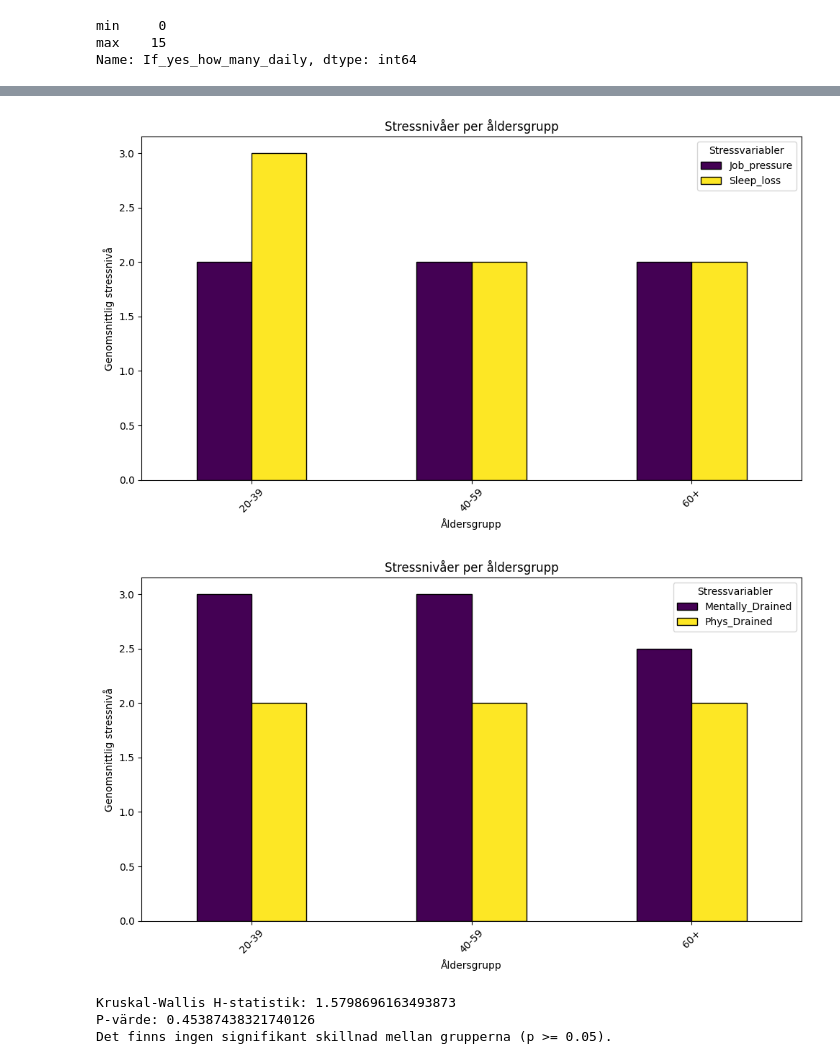
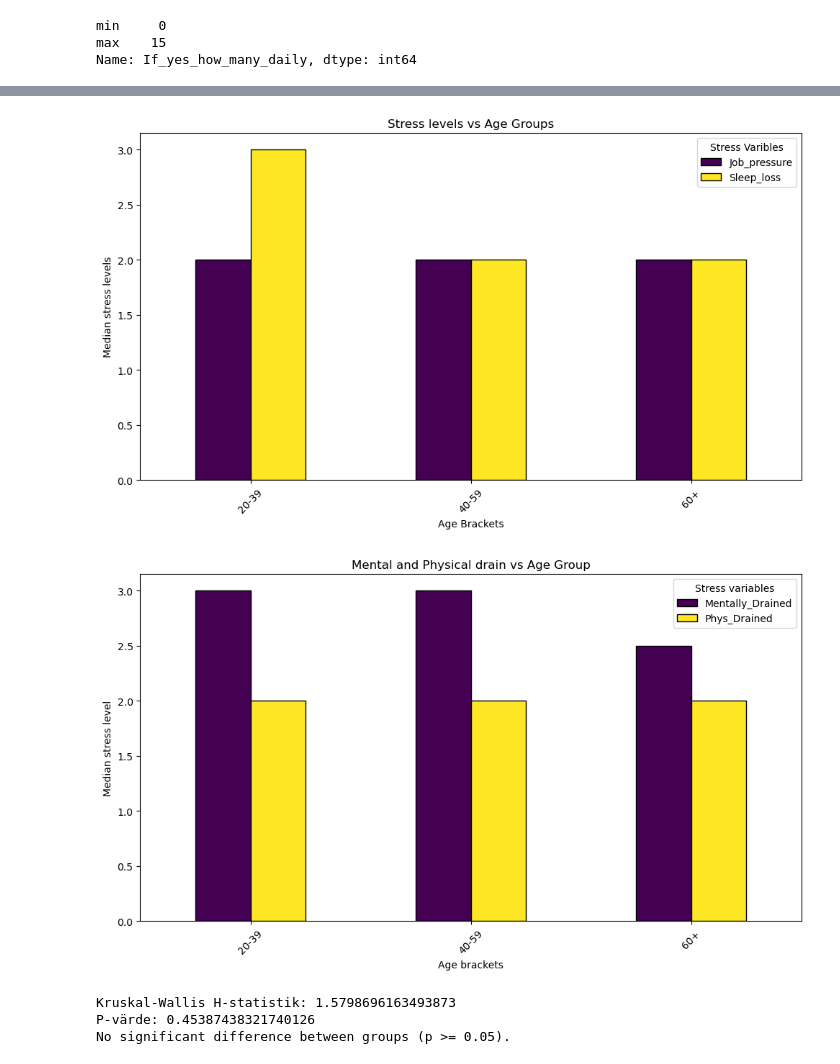
Before and after one commit to Nippe92/datareduction-task, a Jupyter notebook: railroad.ipynb, the cells around one changed output, grey strips where cells are left out. Saved outputs shown, nothing was run; the diff lists cells and outputs as text; code cells hidden in the pictures.

```diff
--- a/railroad.ipynb
+++ b/railroad.ipynb
@@ -990,58 +1021,50 @@ stress_means = railroad_df_clean.groupby('Age_Group_Grouped')[['Job_pressure', '
 
 stress_means.plot(kind='bar', figsize=(10, 6), edgecolor='black', colormap='viridis')
 
-plt.title('Stressnivåer per åldersgrupp')
-plt.xlabel('Åldersgrupp')
-plt.ylabel('Genomsnittlig stressnivå')
-plt.legend(title='Stressvariabler')
+plt.title('Stress levels vs Age Groups')
+plt.xlabel('Age Brackets')
+plt.ylabel('Median stress levels')
+plt.legend(title='Stress Varibles')
 plt.xticks(rotation=45)
 plt.tight_layout()
 
 plt.show()
 # %% [output]
-[figure, old version]
+[figure, new version]
 # %%
 import matplotlib.pyplot as plt
 
-# Gruppera data och beräkna medelvärden för stressvariabler
 stress_means = railroad_df_clean.groupby('Age_Group_Grouped')[['Mentally_Drained', 'Phys_Drained']].median()
 
-# Skapa stapeldiagram
 stress_means.plot(kind='bar', figsize=(10, 6), edgecolor='black', colormap='viridis')
 
-# Lägg till etiketter och titlar
-plt.title('Stressnivåer per åldersgrupp')
-plt.xlabel('Åldersgrupp')
-plt.ylabel('Genomsnittlig stressnivå')
-plt.legend(title='Stressvariabler')
+plt.title('Mental and Physical drain vs Age Group')
+plt.xlabel('Age brackets')
+plt.ylabel('Median stress level')
+plt.legend(title='Stress variables')
 plt.xticks(rotation=45)
 plt.tight_layout()
 
-# Visa diagrammet
 plt.show()
 # %% [output]
-[figure, old version]
+[figure, new version]
 # %%
 from scipy.stats import kruskal
 
-# Dela upp data i grupper baserat på åldersgrupper
 group_20_39 = railroad_df_clean[railroad_df_clean['Age_Group_Grouped'] == '20-39']['Mentally_Drained']
 group_40_59 = railroad_df_clean[railroad_df_clean['Age_Group_Grouped'] == '40-59']['Mentally_Drained']
 group_60_plus = railroad_df_clean[railroad_df_clean['Age_Group_Grouped'] == '60+']['Mentally_Drained']
 
-# Utför Kruskal-Wallis-test
 stat, p_value = kruskal(group_20_39, group_40_59, group_60_plus)
 
-# Skriv ut resultatet
 print(f"Kruskal-Wallis H-statistik: {stat}")
 print(f"P-värde: {p_value}")
 
-# Tolka resultatet
 if p_value < 0.05:
-    print("Det finns en signifikant skillnad mellan grupperna (p < 0.05).")
+    print("There is a significant difference between the groups (p < 0.05).")
 else:
-    print("Det finns ingen signifikant skillnad mellan grupperna (p >= 0.05).")
+    print("No significant difference between groups (p >= 0.05).")
 # %% [output]
 Kruskal-Wallis H-statistik: 1.5798696163493873
 P-värde: 0.45387438321740126
-Det finns ingen signifikant skillnad mellan grupperna (p >= 0.05).
+No significant difference between groups (p >= 0.05).
```
Also changed, not shown: parts of 12 cells of this notebook.
